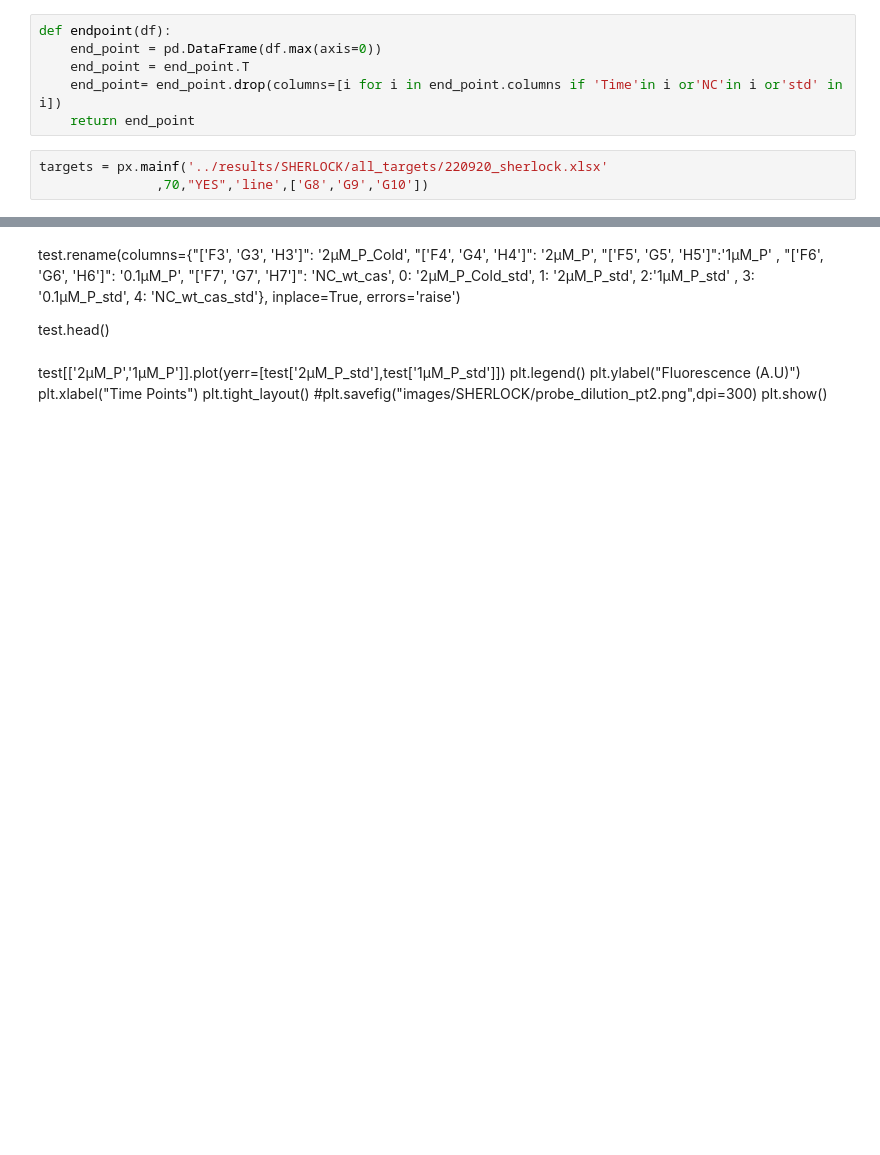
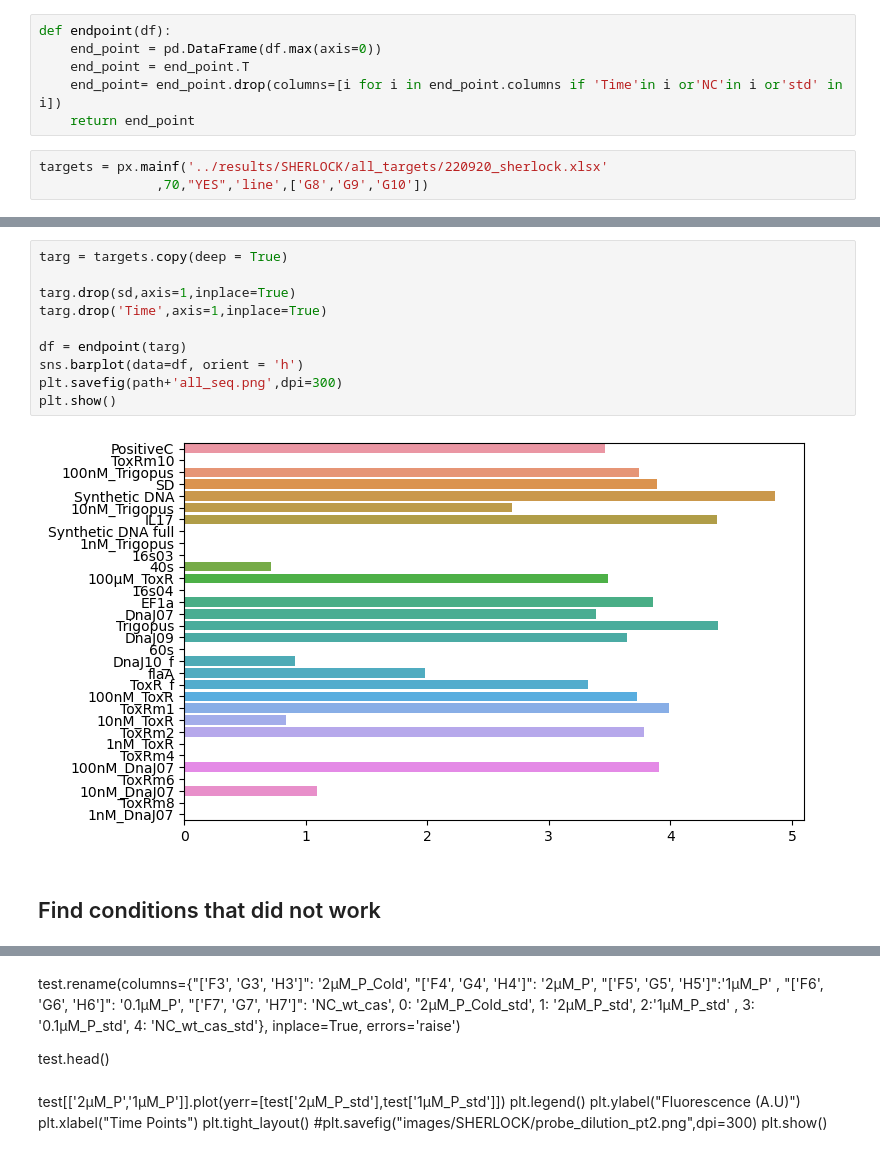
Before and after one commit to NessLfy/iGEM, a Jupyter notebook: scripts/SHERLOCK_all_targets.ipynb, the cells around one changed output, grey strips where cells are left out. Cells and saved outputs as stored; diff of their text form; blank space fills up the shorter version.

```diff
--- a/scripts/SHERLOCK_all_targets.ipynb
+++ b/scripts/SHERLOCK_all_targets.ipynb
@@ -71,0 +85,14 @@ plt.show()
+# %%
+targ = targets.copy(deep = True)
+
+targ.drop(sd,axis=1,inplace=True)
+targ.drop('Time',axis=1,inplace=True)
+
+df = endpoint(targ)
+sns.barplot(data=df, orient = 'h')
+plt.savefig(path+'all_seq.png',dpi=300)
+plt.show()
+# %% [output]
+[figure, added]
+# %% [markdown]
+## Find conditions that did not work
```
Also changed, not shown: parts of 25 cells of this notebook, 11 other files.
